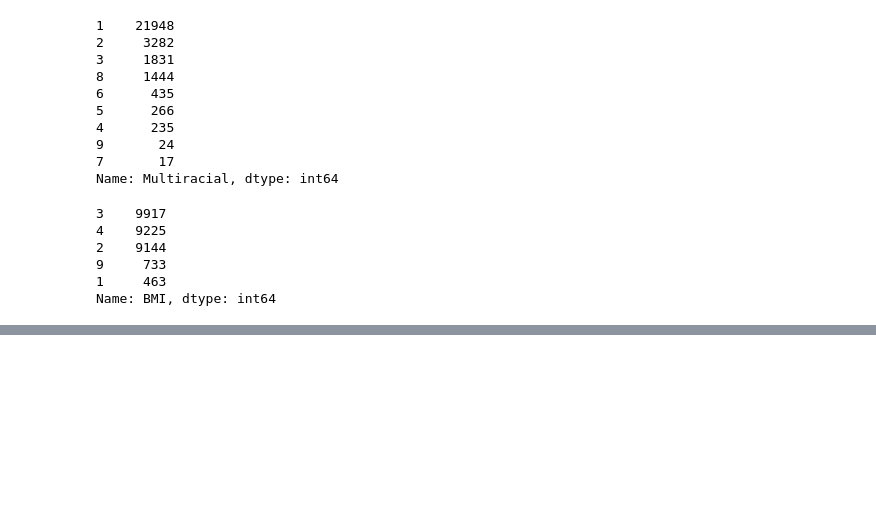
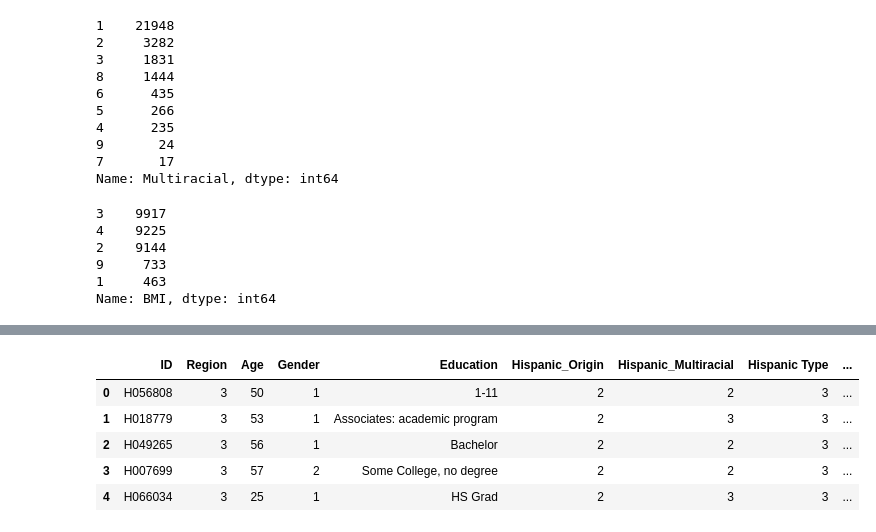
Before and after one commit to amyylin1/Drops_of_Jupyter, a Jupyter notebook: Demographics.ipynb, the cells around one changed output, grey strips where cells are left out. Saved outputs shown, nothing was run; the diff lists cells and outputs as text; code cells hidden in the pictures; blank space fills up the shorter version.

Commit message:
transformed education column

```diff
--- a/Demographics.ipynb
+++ b/Demographics.ipynb
@@ -416,0 +409,37 @@ dem_diabetes_df.head()
+# %%
+# 1 = Grade 1-11
+# 2 = 12th Grade, no diploma
+# 3 = GED/Equivalent
+# 4 = High School Graduate
+# 5 = Some College, no degree
+# 6 = Associates: occupational, technical, or vocational
+# 7 = Associates: academic program
+# 8 = Bachelor's degree (Example: BA, AB, BS, BBA)
+# 9 = Master's degree (Example: MA, MS, MEng, MEd, MBA)
+# 10 = Professional School or Doctoral degree (Example: MD, DDS, DVM, JD,
+# PhD, EdD)
+# 97 = Refused
+# 99 = Don't Know
+education = education.replace(
+    [1, 2, 3, 4, 5, 6, 7, 8, 9, 10, 97, 99],
+    ['1-11',
+     '12th, no diploma',
+     'GED/Equiv',
+     'HS Grad',
+     'Some College, no degree',
+     'Associates',
+     'Associates: academic program',
+     'Bachelor',
+     'Masters',
+     'Terminal Degree',
+     'Refused',
+     'Unknown'],
+    inplace=True)
+dem_diabetes_df.head()
+# %% [output]
+|  | ID | Region | Age | Gender | Education | Hispanic_Origin | Hispanic_Multiracial | Hispanic Type | ... |
+| 0 | H056808 | 3 | 50 | 1 | 1-11 | 2 | 2 | 3 | ... |
+| 1 | H018779 | 3 | 53 | 1 | Associates: academic program | 2 | 3 | 3 | ... |
+| 2 | H049265 | 3 | 56 | 1 | Bachelor | 2 | 2 | 3 | ... |
+| 3 | H007699 | 3 | 57 | 2 | Some College, no degree | 2 | 2 | 3 | ... |
+| 4 | H066034 | 3 | 25 | 1 | HS Grad | 2 | 3 | 3 | ... |
```
Also changed, not shown: parts of 8 cells of this notebook.
